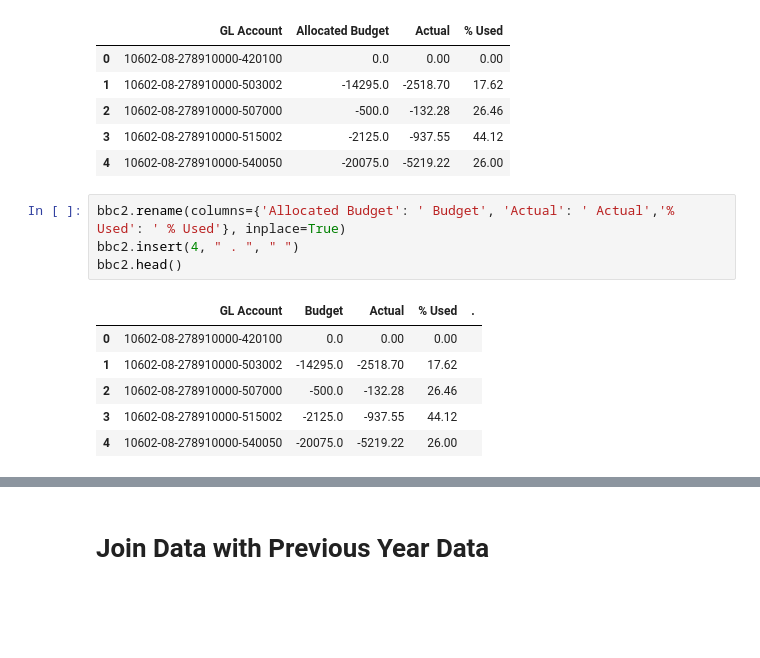
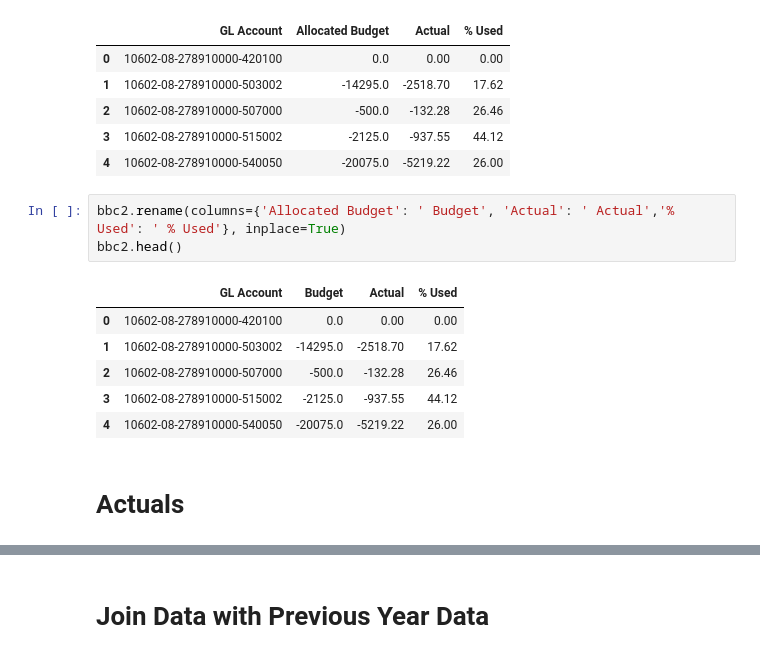
Before and after one commit to ScottySchmidt/accounting-finance-analyst, a Jupyter notebook: Bbc_tab.ipynb, the cells around one changed output, grey strips where cells are left out. Drawn from its saved outputs; the diff is of its cells as text; blank space fills up the shorter version.

```diff
--- a/Bbc_tab.ipynb
+++ b/Bbc_tab.ipynb
@@ -45,12 +46,13 @@ bbc2.head()
 | 4 | 10602-08-278910000-540050 | -20075.0 | -5219.22 | 26.00 |
 # %%
 bbc2.rename(columns={'Allocated Budget': ' Budget', 'Actual': ' Actual','% Used': ' % Used'}, inplace=True)
-bbc2.insert(4, " . ", " ")
 bbc2.head()
 # %% [output]
-|  | GL Account | Budget | Actual | % Used | . |
-| 0 | 10602-08-278910000-420100 | 0.0 | 0.00 | 0.00 |  |
-| 1 | 10602-08-278910000-503002 | -14295.0 | -2518.70 | 17.62 |  |
-| 2 | 10602-08-278910000-507000 | -500.0 | -132.28 | 26.46 |  |
-| 3 | 10602-08-278910000-515002 | -2125.0 | -937.55 | 44.12 |  |
-| 4 | 10602-08-278910000-540050 | -20075.0 | -5219.22 | 26.00 |  |
+|  | GL Account | Budget | Actual | % Used |
+| 0 | 10602-08-278910000-420100 | 0.0 | 0.00 | 0.00 |
+| 1 | 10602-08-278910000-503002 | -14295.0 | -2518.70 | 17.62 |
+| 2 | 10602-08-278910000-507000 | -500.0 | -132.28 | 26.46 |
+| 3 | 10602-08-278910000-515002 | -2125.0 | -937.55 | 44.12 |
+| 4 | 10602-08-278910000-540050 | -20075.0 | -5219.22 | 26.00 |
+# %% [markdown]
+# Actuals
```
Also changed, not shown: parts of 12 cells of this notebook.
